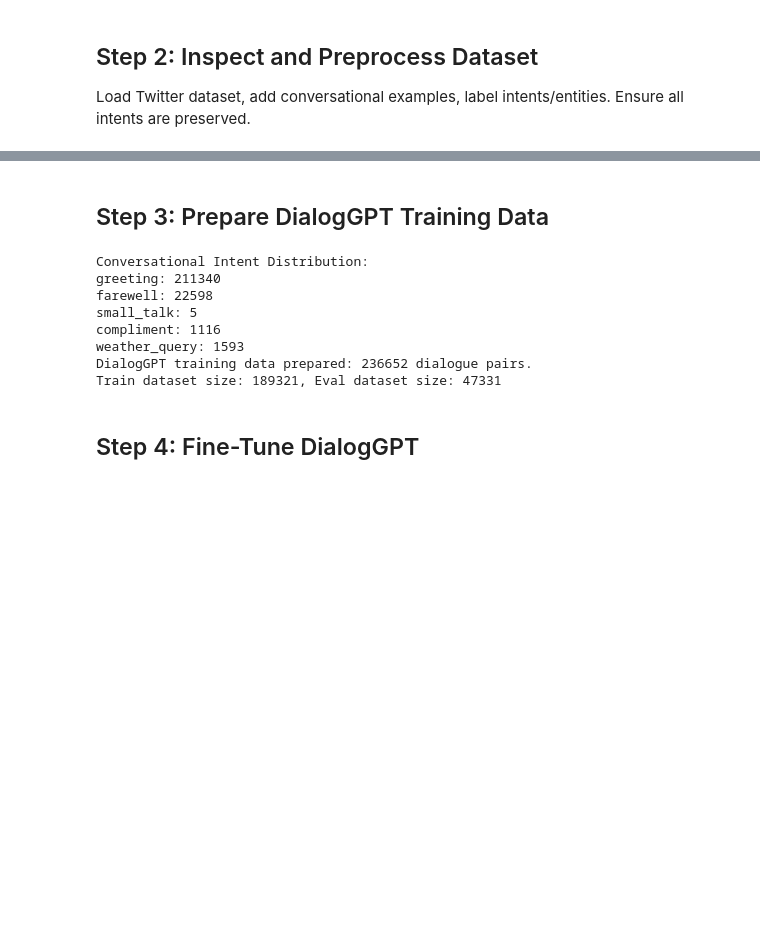
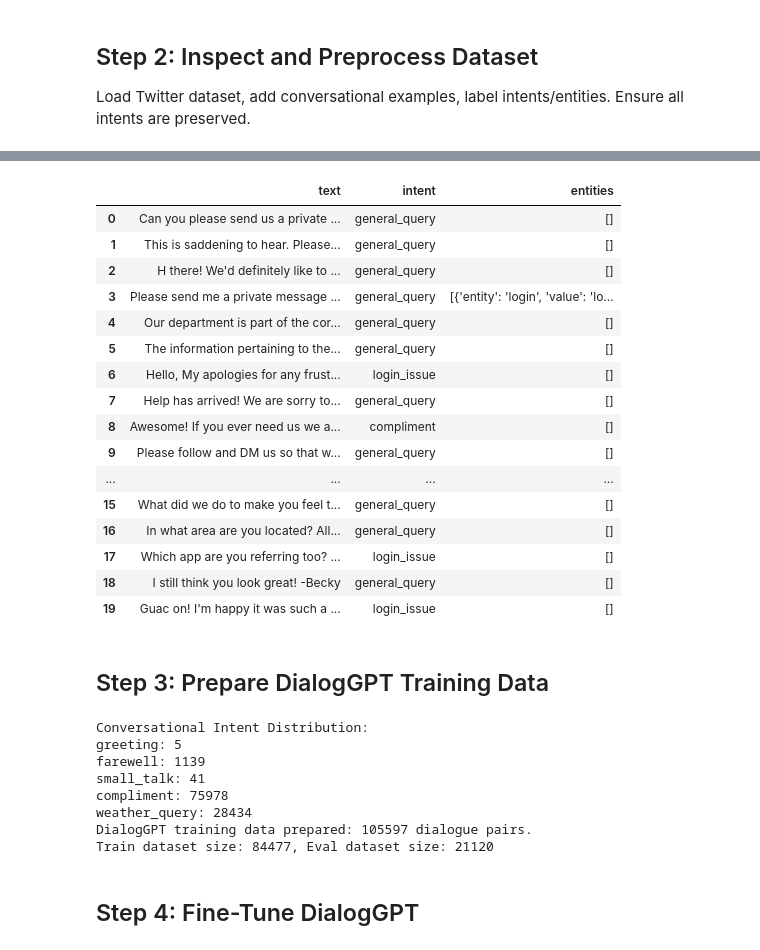
Before and after one commit to nisheethg2000/UCB_AIML, a Jupyter notebook: Practical Applications/Capstone project/evaluate_chatbot_data_dialoggpt_twitter_trained.ipynb, the cells around one changed output, grey strips where cells are left out. Saved outputs shown, nothing was run; the diff lists cells and outputs as text; code cells hidden in the pictures; blank space fills up the shorter version.

```diff
--- a/Practical Applications/Capstone project/evaluate_chatbot_data_dialoggpt_twitter_trained.ipynb
+++ b/Practical Applications/Capstone project/evaluate_chatbot_data_dialoggpt_twitter_trained.ipynb
@@ -157,0 +190,9 @@ Dropping inbound messages as the Bot needs to be trained only on outbound respon
+# %%
+df['text']= df['text'].replace('(@\d+)', '', regex=True)
+df['text']=df['text'].replace('(@[a-zA-Z]+)', '', regex=True)
+df['text']=df['text'].replace('(_[a-zA-Z]+)', '', regex=True)
+df['text']=df['text'].replace('(#[a-zA-Z]+)', '', regex=True)
+# %%
+df['text']=df['text'].replace(r'https?://\S+|www\.\S+', '', regex=True)
+df['text']=df['text'].replace({r'[;:D]-*[)(D]',r'\U0001f60b'},'',regex=True)
+df['text']=df['text'].replace('(\^[a-zA-Z]+)', '', regex=True)
@@ -158,3 +201,3 @@ Dropping inbound messages as the Bot needs to be trained only on outbound respon
 # %%
-df=df[df['inbound']==False]
+df=df[df['inbound']==True]
 # %% [markdown]
@@ -316,3 +371,23 @@ Sample Rows:
+# %%
+df.head(20)
+# %% [output]
+|  | text | intent | entities |
+| 0 | Can you please send us a private ... | general_query | [] |
+| 1 | This is saddening to hear. Please... | general_query | [] |
+| 2 | H there! We'd definitely like to ... | general_query | [] |
+| 3 | Please send me a private message ... | general_query | [{'entity': 'login', 'value': 'lo... |
+| 4 | Our department is part of the cor... | general_query | [] |
+| 5 | The information pertaining to the... | general_query | [] |
+| 6 | Hello, My apologies for any frust... | login_issue | [] |
+| 7 | Help has arrived! We are sorry to... | general_query | [] |
+| 8 | Awesome! If you ever need us we a... | compliment | [] |
+| 9 | Please follow and DM us so that w... | general_query | [] |
+| ... | ... | ... | ... |
+| 15 | What did we do to make you feel t... | general_query | [] |
+| 16 | In what area are you located? All... | general_query | [] |
+| 17 | Which app are you referring too? ... | login_issue | [] |
+| 18 | I still think you look great! -Becky | general_query | [] |
+| 19 | Guac on! I'm happy it was such a ... | login_issue | [] |
 # %% [markdown]
 ## Step 3: Prepare DialogGPT Training Data
 # %%
@@ -388,13 +463,13 @@ def prepare_dialoggpt_training_data(df):
 dialoggpt_train_dataset, dialoggpt_eval_dataset = prepare_dialoggpt_training_data(df)
 # %% [output]
 Conversational Intent Distribution:
-greeting: 211340
-farewell: 22598
-small_talk: 5
-compliment: 1116
-weather_query: 1593
-DialogGPT training data prepared: 236652 dialogue pairs.
-Train dataset size: 189321, Eval dataset size: 47331
+greeting: 5
+farewell: 1139
+small_talk: 41
+compliment: 75978
+weather_query: 28434
+DialogGPT training data prepared: 105597 dialogue pairs.
+Train dataset size: 84477, Eval dataset size: 21120
 # %% [markdown]
 ## Step 4: Fine-Tune DialogGPT
 # %%
```
Also changed, not shown: parts of 20 cells of this notebook.
